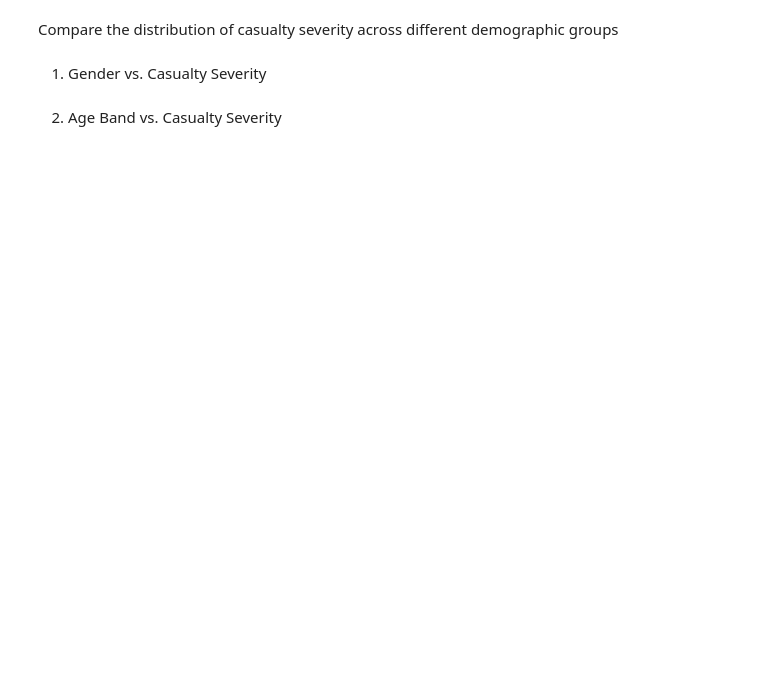
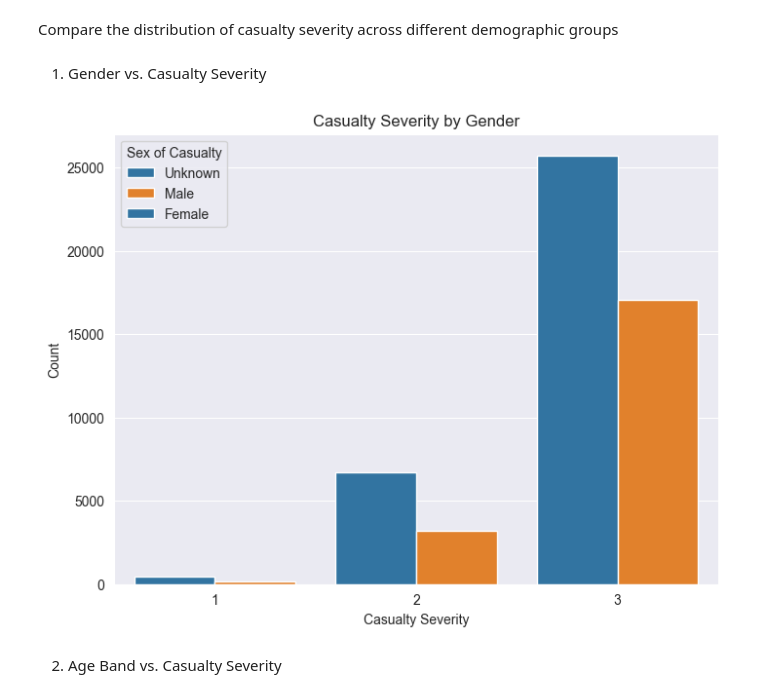
Before and after one commit to samahosseini/RoadAccidentsData2022, a Jupyter notebook: src/main.ipynb, the cells around one changed output. Drawn from its saved outputs; the diff is of its cells as text; code cells hidden in the pictures; blank space fills up the shorter version.

```diff
--- a/src/main.ipynb
+++ b/src/main.ipynb
@@ -230,9 +165,15 @@ Compare the distribution of casualty severity across different demographic group
 # %% [markdown]
 1. Gender vs. Casualty Severity
 # %%
-sns.countplot(x='sex_of_casualty', hue='casualty_severity', data=df)
+plt.figure(figsize=(8, 6))
+sns.countplot(x='casualty_severity', hue='sex_of_casualty', data=df, palette=current_palette)
 plt.title('Casualty Severity by Gender')
+plt.xlabel('Casualty Severity')
+plt.ylabel('Count')
+plt.legend(title='Sex of Casualty', labels=['Unknown', 'Male', 'Female'])
 plt.show()
+# %% [output]
+[figure, added]
 # %% [markdown]
 2. Age Band vs. Casualty Severity
 # %%
```
Also changed, not shown: parts of 35 cells of this notebook.
